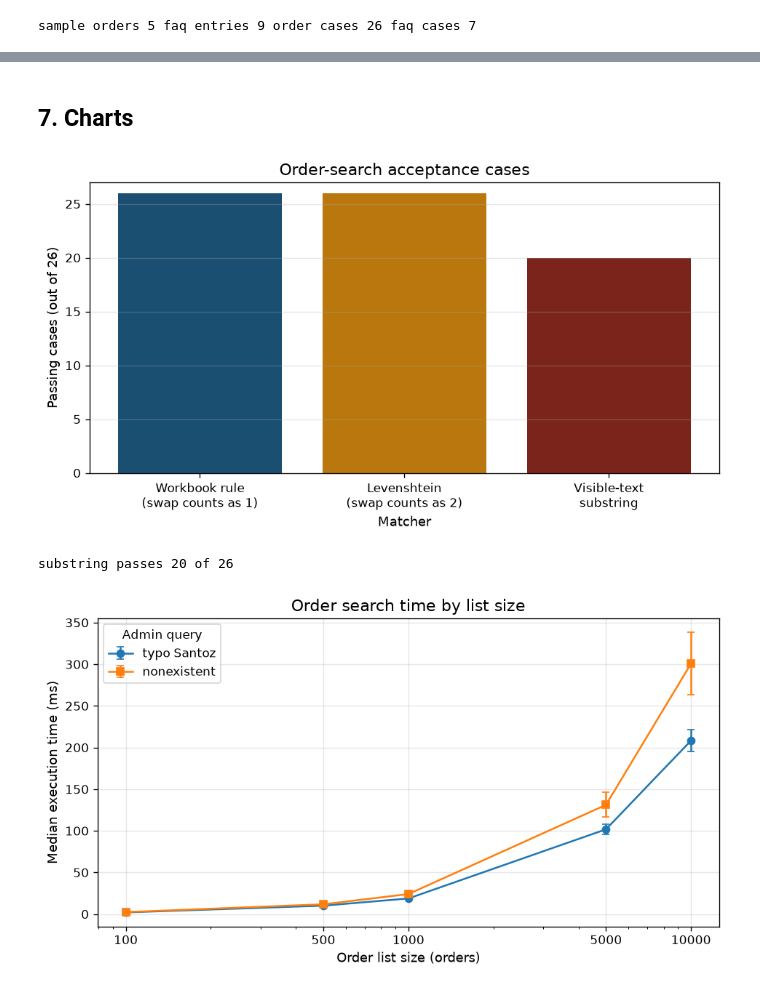
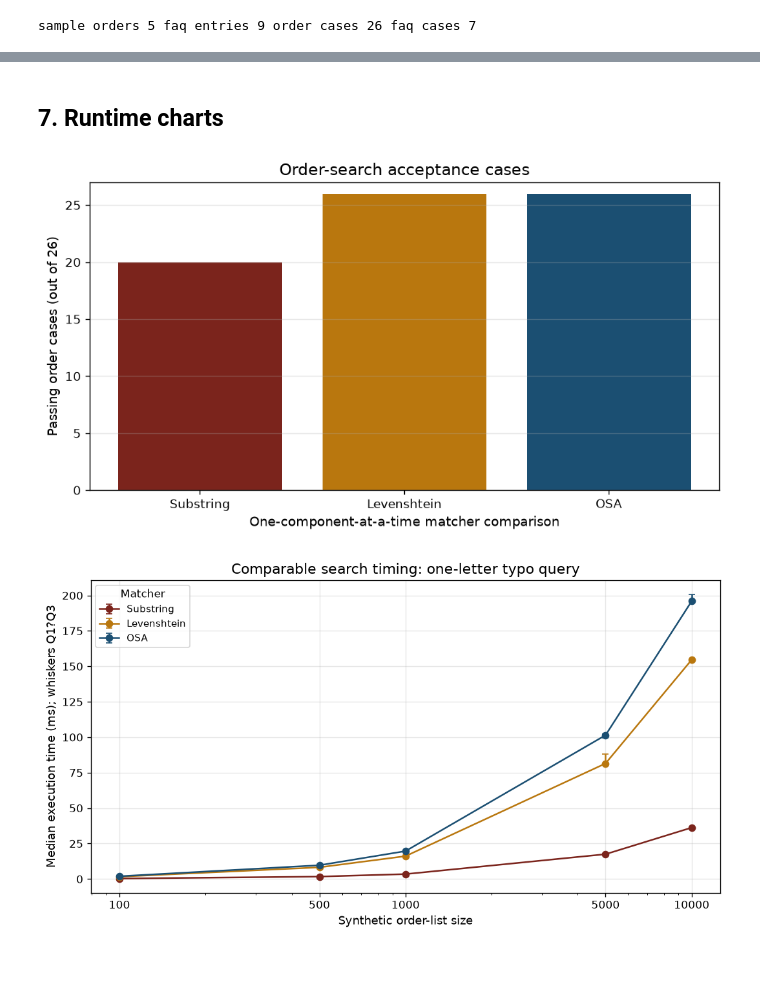
Before and after one commit to colossalshub/fil-foods, a Jupyter notebook: docs/benchmarking/FIL_Foods_Algorithm_Benchmark.ipynb, the cells around one changed output, grey strips where cells are left out. Cells and saved outputs as stored; diff of their text form; code cells hidden in the pictures; blank space fills up the shorter version.

```diff
--- a/docs/benchmarking/FIL_Foods_Algorithm_Benchmark.ipynb
+++ b/docs/benchmarking/FIL_Foods_Algorithm_Benchmark.ipynb
@@ -483,70 +584,45 @@ peak bytes at 10000 140637
 # %% [markdown]
-## 7. Charts
+## 7. Runtime charts
 # %%
-plt.rcParams.update({
-    "axes.titlesize": 13,
-    "axes.labelsize": 11,
-    "xtick.labelsize": 10,
-    "ytick.labelsize": 10,
-    "legend.fontsize": 10,
-    "figure.dpi": 120,
-})
+plt.rcParams.update({"axes.titlesize": 13, "axes.labelsize": 11, "xtick.labelsize": 10, "ytick.labelsize": 10, "legend.fontsize": 9, "figure.dpi": 120})
 
 def show(fig):
     import io
     fig.tight_layout()
     buffer = io.BytesIO()
     fig.savefig(buffer, format="png", bbox_inches="tight")
     plt.close(fig)
     display(Image(data=buffer.getvalue()))
 
-passed = [sum(row["passed"] for row in SPEC_ORDERS), sum(row["passed"] for row in LEVEN_ORDERS)]
-# Substring pass count is computed here so the chart uses the same cases.
-def substring_pass(case):
-    difficulty, role, query, status, expected = case
-    pool = [row for row in ORDERS if not status or row.get("status") == status]
-    if len(normalize(query)) < 2:
-        got = ids_of(pool)
-    else:
-        hits = []
-        tokens = [token for token in normalize(query).split(" ") if token]
-        for index, row in enumerate(pool):
-            words, order_digits = order_words(row, role)
-            hay = " ".join(words)
-            if all((token in order_digits) if token.isdigit() else (token in hay) for token in tokens):
-                hits.append((-row["stamp"], index, row))
-        hits.sort()
-        got = ids_of([row for _, _, row in hits])
-    return got == expected
-
-SUBSTRING_PASSES = sum(substring_pass(case) for case in ORDER_CASES)
 fig, ax = plt.subplots(figsize=(8, 4.5))
-labels = ["Workbook rule\n(swap counts as 1)", "Levenshtein\n(swap counts as 2)", "Visible-text\nsubstring"]
-values = [passed[0], passed[1], SUBSTRING_PASSES]
-ax.bar(labels, values, color=["#1b4f72", "#b9770e", "#7b241c"])
+labels = ["Substring", "Levenshtein", "OSA"]
+values = [SUBSTRING_PASSES, sum(row["passed"] for row in LEVEN_ORDERS), sum(row["passed"] for row in SPEC_ORDERS)]
+ax.bar(labels, values, color=["#7b241c", "#b9770e", "#1b4f72"])
 ax.set_ylim(0, len(ORDER_CASES) + 1)
-ax.set_ylabel(f"Passing cases (out of {len(ORDER_CASES)})")
-ax.set_xlabel("Matcher")
+ax.set_ylabel(f"Passing order cases (out of {len(ORDER_CASES)})")
+ax.set_xlabel("One-component-at-a-time matcher comparison")
 ax.set_title("Order-search acceptance cases")
 ax.grid(True, axis="y", alpha=0.3)
 show(fig)
-print("substring passes", SUBSTRING_PASSES, "of", len(ORDER_CASES))
 
-fig, ax = plt.subplots(figsize=(8, 4.5))
-for label, marker in (("typo Santoz", "o"), ("nonexistent", "s")):
-    rows = [row for row in SEARCH_TIMING if row["query"] == label]
-    ax.errorbar([row["size"] for row in rows], [row["median_ms"] for row in rows], yerr=[row["stdev_ms"] for row in rows], marker=marker, capsize=3, label=label)
+fig, ax = plt.subplots(figsize=(9, 5))
+colors = {"Substring": "#7b241c", "Levenshtein": "#b9770e", "OSA": "#1b4f72"}
+for algorithm, color in colors.items():
+    rows = [r for r in SEARCH_TIMING if r["algorithm"] == algorithm and r["query"] == "typo Santoz"]
+    medians = [r["median_ms"] for r in rows]
+    lower = [max(0, r["median_ms"] - r["q1_ms"]) for r in rows]
+    upper = [max(0, r["q3_ms"] - r["median_ms"]) for r in rows]
+    ax.errorbar([r["size"] for r in rows], medians, yerr=[lower, upper], marker="o", capsize=3, color=color, label=algorithm)
 ax.set_xscale("log")
 ax.set_xticks(SEARCH_SIZES)
 ax.set_xticklabels([str(size) for size in SEARCH_SIZES])
-ax.set_xlabel("Order list size (orders)")
-ax.set_ylabel("Median execution time (ms)")
-ax.set_title("Order search time by list size")
-ax.legend(title="Admin query")
+ax.set_xlabel("Synthetic order-list size")
+ax.set_ylabel("Median execution time (ms); whiskers Q1?Q3")
+ax.set_title("Comparable search timing: one-letter typo query")
+ax.legend(title="Matcher")
 ax.grid(True, alpha=0.3)
 show(fig)
 # %% [output]
-[figure, old version]
+[figure, new version]
-substring passes 20 of 26
-[figure, old version]
+[figure, new version]
 # %% [markdown]
```
Also changed, not shown: parts of 17 cells of this notebook, 31 other files.
